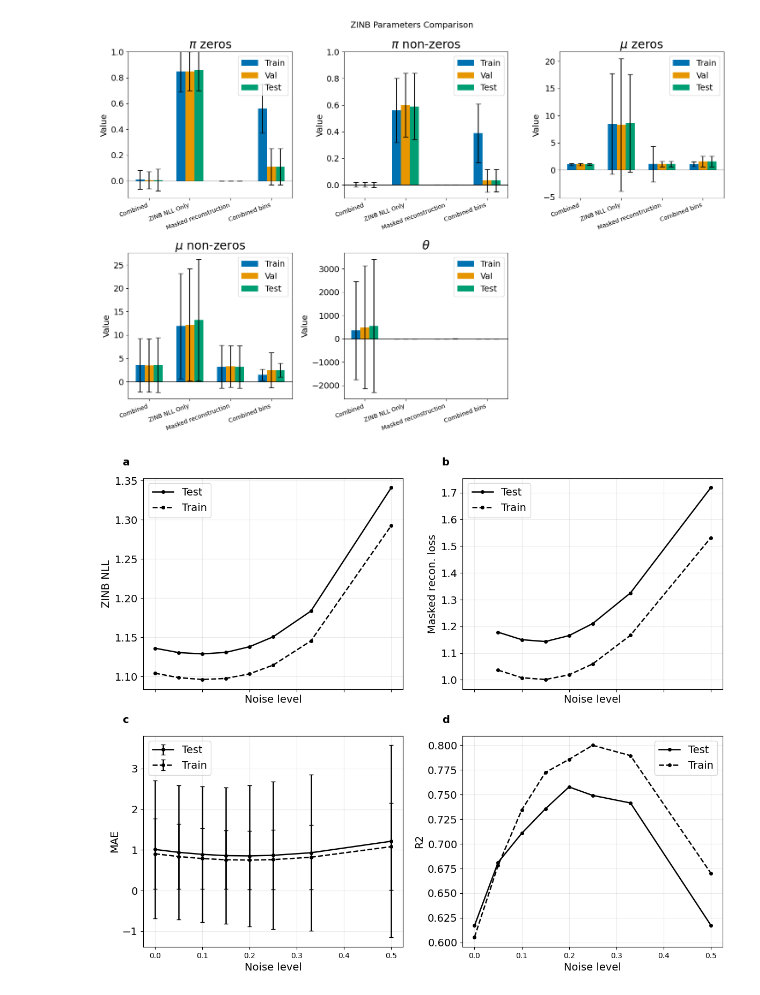
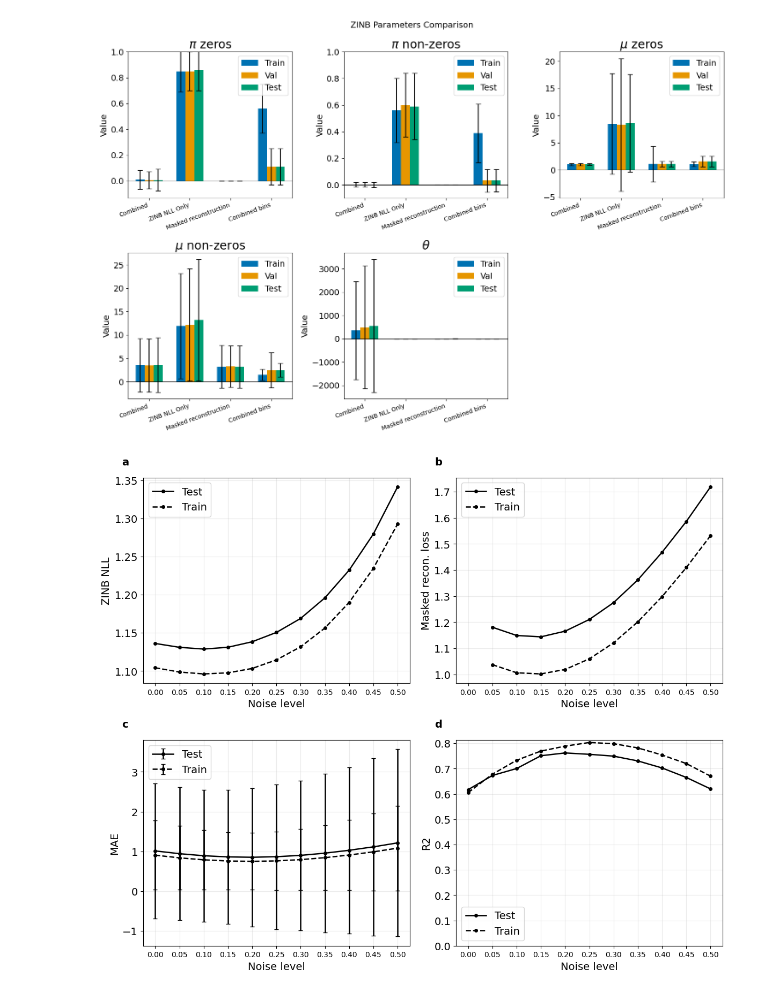
Before and after one commit to NinaOosterlaar/Transposon_Truths, a Jupyter notebook: plots.ipynb, the cells around one changed output. Cells and saved outputs as stored; diff of their text form; code cells hidden in the pictures.

```diff
--- a/plots.ipynb
+++ b/plots.ipynb
@@ -589,6 +598,9 @@ agg_df = (
     .mean()
     .sort_values(["split", "eval_noise_level"])
 )
+
+# Get shared x-ticks from all available noise levels
+x_ticks = sorted(agg_df["eval_noise_level"].unique())
 
 fig, axs = plt.subplots(2, 2, figsize=(12, 10), sharex=True)
 axes = axs.flatten()
@@ -617,32 +629,43 @@ for ax, (metric, y_label), panel in zip(axes, plot_specs, panel_labels):
                 split_df[metric].values,
                 yerr=split_df["mae_sd"].values,
                 fmt="o",
                 linestyle=line_styles[split],
                 color=line_color,
                 linewidth=1.8,
                 markersize=4,
                 capsize=3,
                 label=line_labels[split],
             )
         else:
             ax.plot(
                 split_df["eval_noise_level"].values,
                 split_df[metric].values,
                 marker="o",
                 linestyle=line_styles[split],
                 color=line_color,
                 linewidth=1.8,
                 markersize=4,
                 label=line_labels[split],
             )
 
     ax.set_ylabel(y_label)
     ax.set_xlabel("Noise level")
+    ax.set_xticks(x_ticks)
+    ax.tick_params(axis="x", labelbottom=True)  # show x tick labels on all subplots
     ax.grid(True, alpha=0.25)
-    ax.text(-0.08, 1.05, panel, transform=ax.transAxes, ha="left", va="bottom", fontweight="bold", clip_on=False)
+    ax.text(
+        -0.08, 1.05, panel,
+        transform=ax.transAxes,
+        ha="left", va="bottom",
+        fontweight="bold",
+        clip_on=False
+    )
     ax.legend()
+
+    if metric == "r2":
+        ax.set_ylim(bottom=0)
 
 plt.tight_layout()
 plt.show()
 # %% [output]
-[figure, old version]
+[figure, new version]
```
Also changed, not shown: parts of 1 cell of this notebook, 30 other files.
